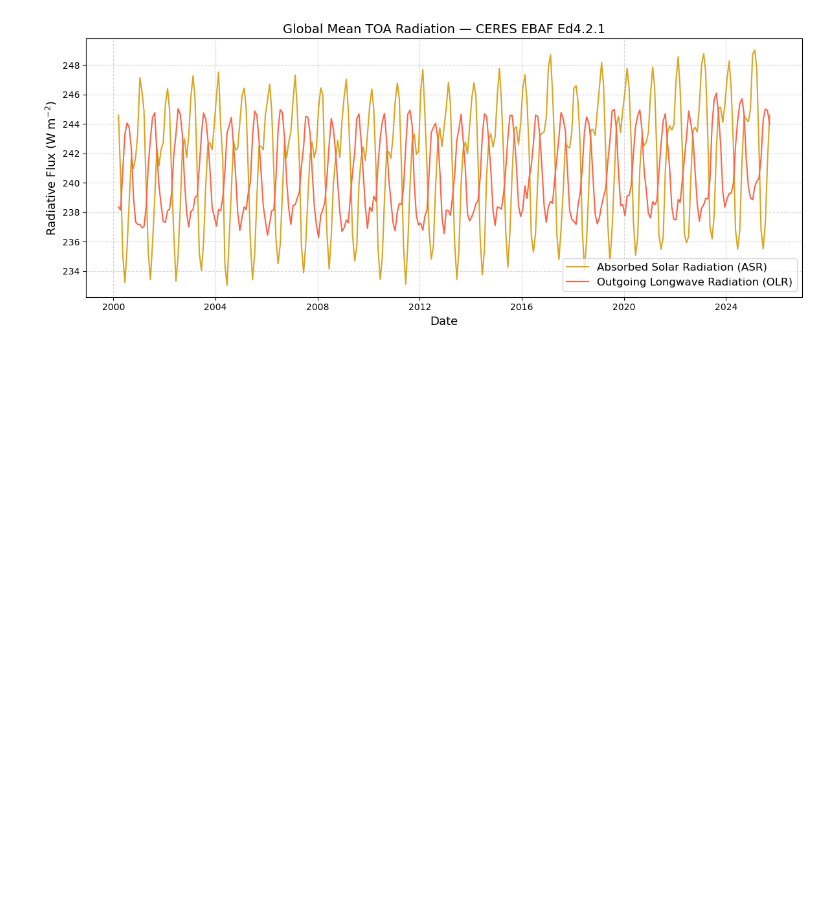
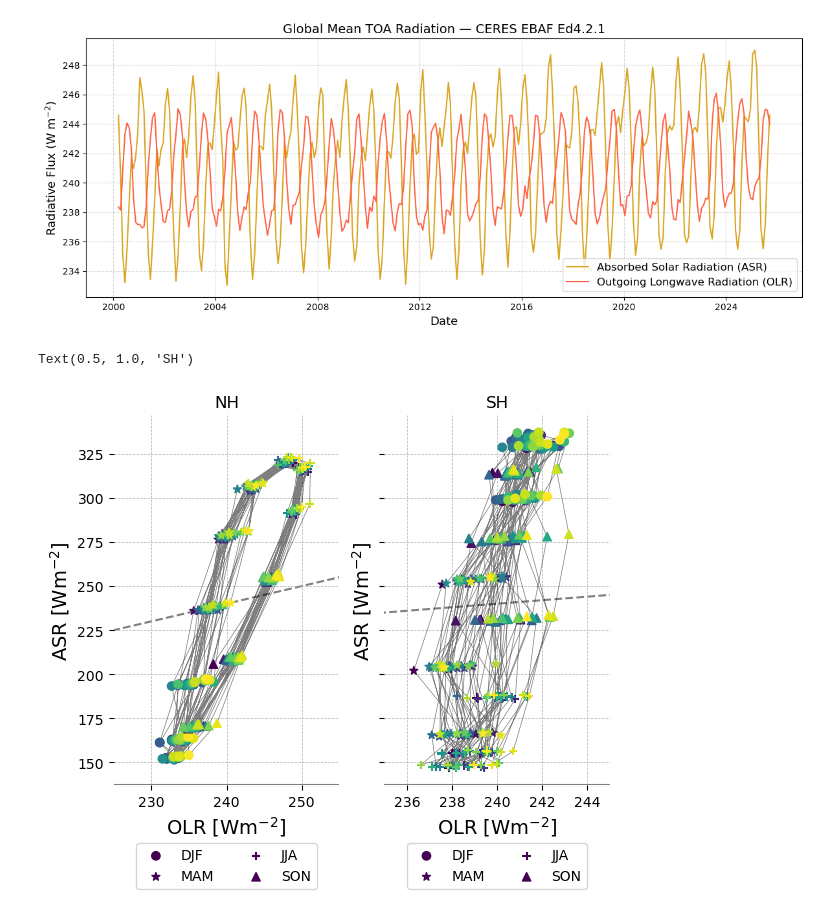
Before and after one commit to jshaw35/PRISM, a Jupyter notebook: L00-initialFigures_EBAF.ipynb, the cells around one changed output. Saved outputs shown, nothing was run; the diff lists cells and outputs as text; code cells hidden in the pictures; blank space fills up the shorter version.

```diff
--- a/L00-initialFigures_EBAF.ipynb
+++ b/L00-initialFigures_EBAF.ipynb
@@ -28,6 +28,17 @@ weights = np.cos(np.deg2rad(ds['lat']))  # 1D array of weights, one per latitude
 # Result is a 1D time series (like a 1 x N vector in MATLAB)
 ASR_global  = ASR.weighted(weights).mean(dim=['lat', 'lon'])
 OLR_global  = ds['toa_lw_all_mon'].weighted(weights).mean(dim=['lat', 'lon'])
+
+def get_NH(ds):
+    return ds.sel(lat=ds['lat']>=0)
+def get_SH(ds):
+    return ds.sel(lat=ds['lat']<=0)
+
+ASR_NH  = get_NH(ASR).weighted(get_NH(weights)).mean(dim=['lat', 'lon'])
+OLR_NH  = get_NH(ds['toa_lw_all_mon']).weighted(get_NH(weights)).mean(dim=['lat', 'lon'])
+ASR_SH  = get_SH(ASR).weighted(get_SH(weights)).mean(dim=['lat', 'lon'])
+OLR_SH  = get_SH(ds['toa_lw_all_mon']).weighted(get_SH(weights)).mean(dim=['lat', 'lon'])
+
 
 # --- Step 3: Plot ---
 fig, ax = plt.subplots(figsize=(12, 5))
@@ -45,6 +56,40 @@ plt.tight_layout()
 plt.show()
 # %% [output]
 [figure]
+# %%
+fig, axes = plt.subplots(1,2, sharey=True)
+plot_radiative_imbalance(
+    ax = axes[0],
+    olr_da=OLR_NH,
+    asr_da=ASR_NH,
+    plot_kwargs={"linestyle": "solid"},
+    add_colorbar=False
+)
+
+plot_radiative_imbalance(
+    ax = axes[1],
+    olr_da=OLR_SH,
+    asr_da=ASR_SH,
+    plot_kwargs={"linestyle": "solid"},
+    add_colorbar=False
+)
+
+for ax in axes:
+    # Get rid of the plot edges and add gridlines through the origin
+    ax.spines["top"].set_visible(False)
+    ax.spines["bottom"].set_visible(False)
+    ax.spines["right"].set_visible(False)
+    ax.spines["left"].set_visible(False)
+    ax.axhline(ax.get_ylim()[0], color="grey", linestyle="solid", linewidth=1.5)
+    ax.axvline(ax.get_xlim()[0], color="grey", linestyle="solid", linewidth=1.5)
+    ax.grid(True, which="both", linestyle="--", linewidth=0.5)
+axes[0].set_xlim(225,255)
+axes[0].set_title('NH')
+axes[1].set_xlim(235,245)
+axes[1].set_title('SH')
+# %% [output]
+Text(0.5, 1.0, 'SH')
+[figure, added]
 # %%
 
 fig, ax = plot_radiative_imbalance(
```
Also changed, not shown: parts of 1 cell of this notebook, 1 other file.
